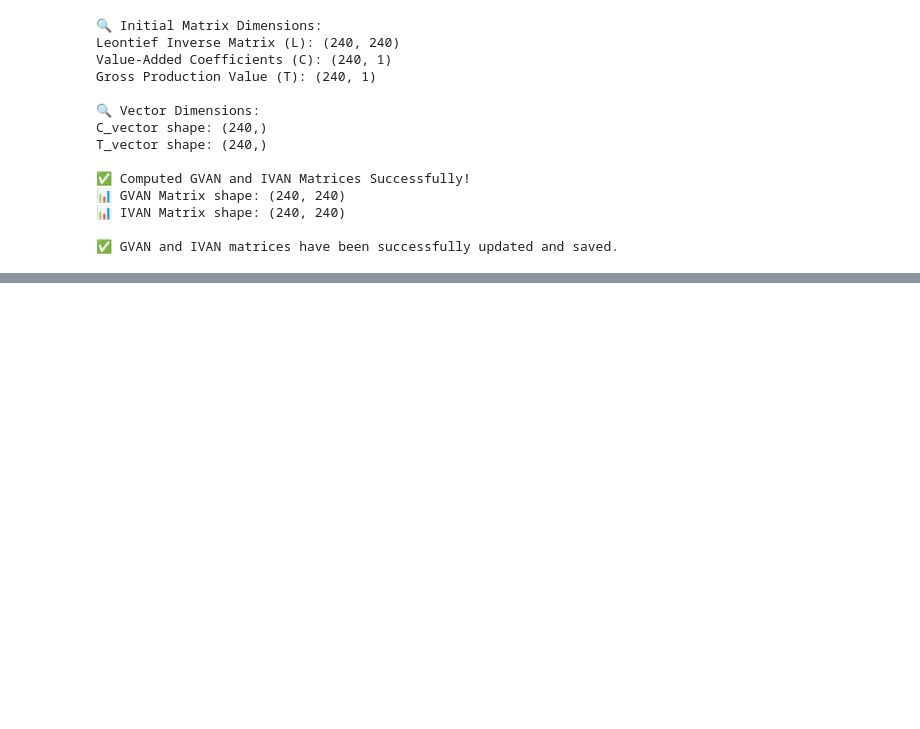
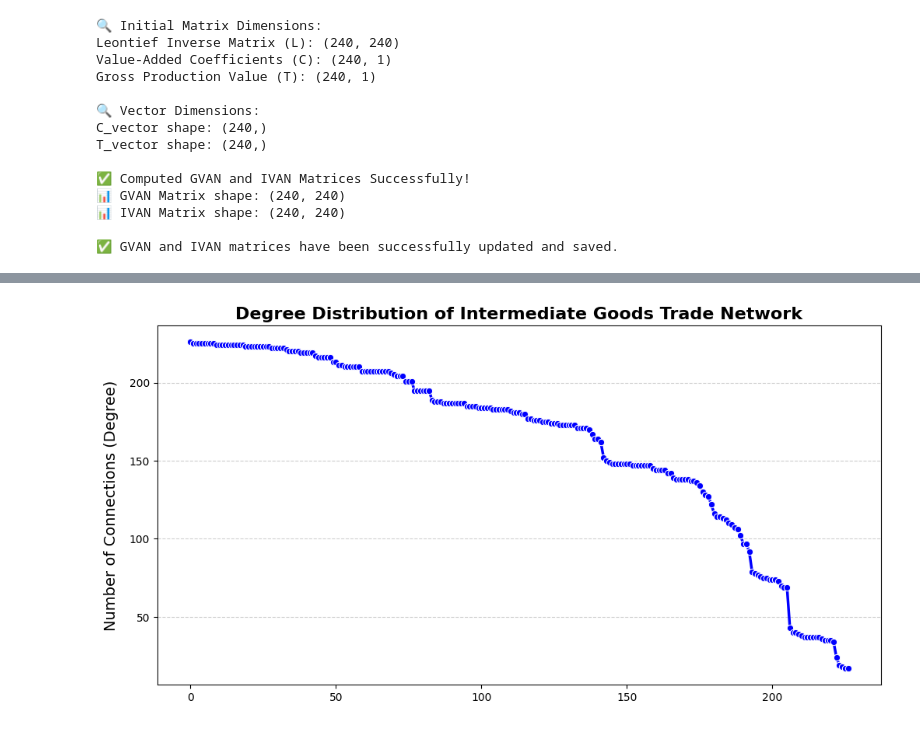
Before and after one commit to erickdiaz3010/tesis-network-analysis, a Jupyter notebook: Thesis_VA_in_CA_Erick.ipynb, the cells around one changed output, grey strips where cells are left out. Cells and saved outputs as stored; diff of their text form; code cells hidden in the pictures; blank space fills up the shorter version.

```diff
--- a/Thesis_VA_in_CA_Erick.ipynb
+++ b/Thesis_VA_in_CA_Erick.ipynb
@@ -1007,0 +580,40 @@ El archivo de Excel ha sido actualizado con el índice de integración corregido
+# %%
+import pandas as pd
+import numpy as np
+import matplotlib.pyplot as plt
+import seaborn as sns
+
+# 📌 Define the file path
+file_path = "/content/drive/MyDrive/Thesis/thesis/Paper input output/data/real/CA IO table 2014 - real.xlsx"
+
+# 📌 Load the binary adjacency matrix
+Z_binary = pd.read_excel(file_path, sheet_name="Binary_Adjacency_Z", index_col=0)
+
+# 📌 Compute degree (number of connections per sector)
+degree_counts = Z_binary.sum(axis=1)  # Sum across rows (out-degree)
+
+# 📌 Set a lower threshold to filter only well-connected sectors
+threshold = 10  # ✅ Filtrar sectores con menos de 10 conexiones
+filtered_degree_counts = degree_counts[degree_counts >= threshold]
+
+# 📌 Sort values from highest to lowest
+filtered_degree_counts = filtered_degree_counts.sort_values(ascending=False)
+
+# 📌 Improve figure size
+plt.figure(figsize=(12, 6))  # ✅ Más compacto pero legible
+
+# 📌 Generate the line plot
+sns.lineplot(data=filtered_degree_counts.values, color="blue", linewidth=2.5, marker="o", markersize=6)
+
+# ✅ Improve labels and readability
+plt.xlabel("")  # ❌ Eliminamos nombres de sectores en el eje X
+plt.ylabel("Number of Connections (Degree)", fontsize=14, labelpad=10)
+plt.title("Degree Distribution of Intermediate Goods Trade Network", fontsize=16, fontweight="bold")
+
+# ✅ Add light grid lines for better readability
+plt.grid(axis="y", linestyle="--", alpha=0.6)
+
+# 📌 Show the plot
+plt.show()
+# %% [output]
+[figure, added]
```
Also changed, not shown: parts of 32 cells of this notebook.
